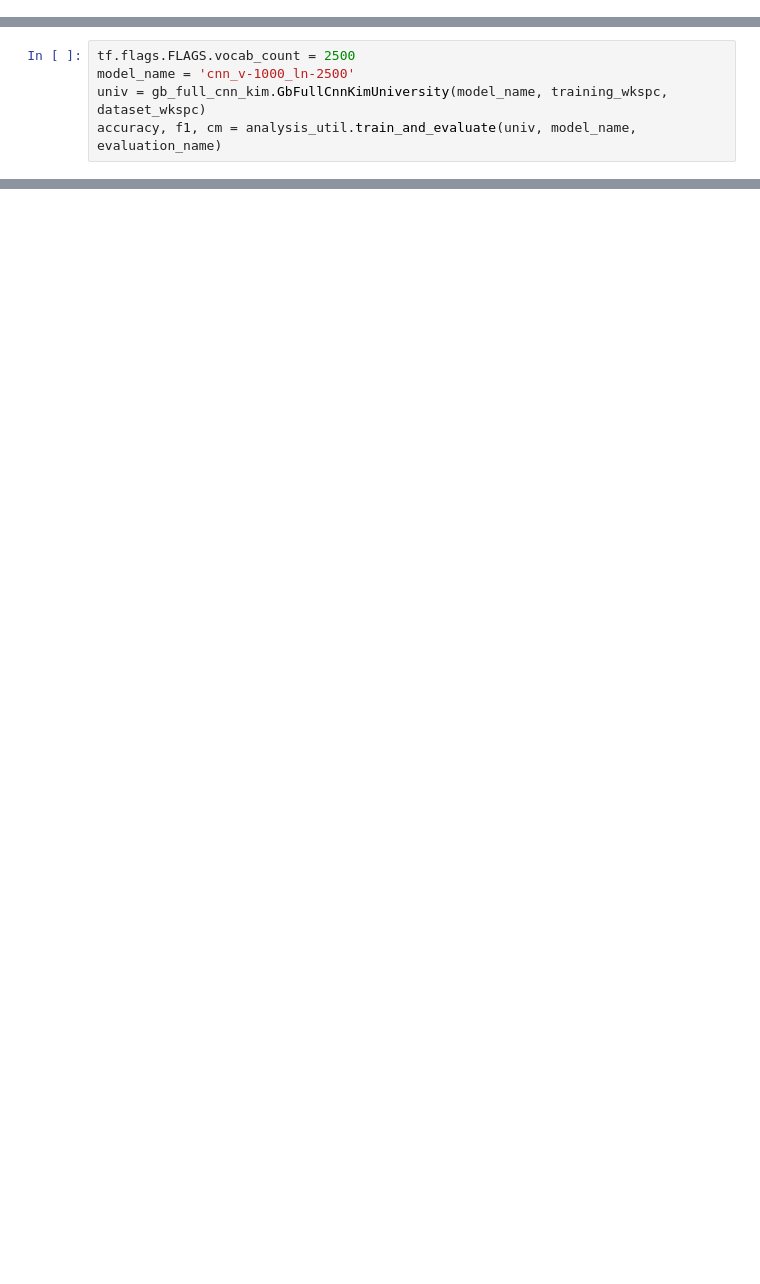
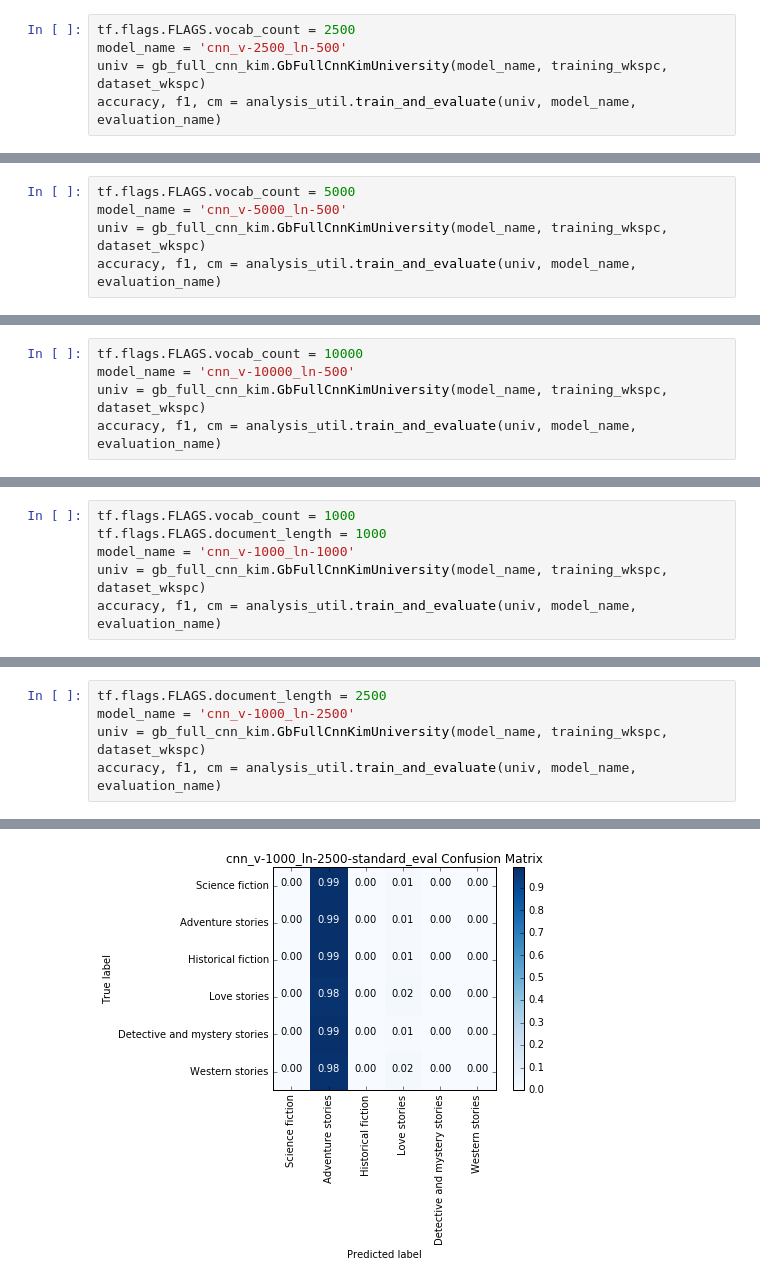
Before and after one commit to joeworsh/ai-lit, a Jupyter notebook: ai_lit/analysis/gutenberg/gb_cnn_vocab_window_search.ipynb, the cells around one changed output, grey strips where cells are left out. Drawn from its saved outputs; the diff is of its cells as text; blank space fills up the shorter version.

```diff
--- a/ai_lit/analysis/gutenberg/gb_cnn_vocab_window_search.ipynb
+++ b/ai_lit/analysis/gutenberg/gb_cnn_vocab_window_search.ipynb
@@ -31,0 +60,5 @@ accuracy, f1, cm = analysis_util.train_and_evaluate(univ, model_name, evaluation
+# %%
+tf.flags.FLAGS.vocab_count = 2500
+model_name = 'cnn_v-2500_ln-500'
+univ = gb_full_cnn_kim.GbFullCnnKimUniversity(model_name, training_wkspc, dataset_wkspc)
+accuracy, f1, cm = analysis_util.train_and_evaluate(univ, model_name, evaluation_name)
@@ -31,0 +78,5 @@ accuracy, f1, cm = analysis_util.train_and_evaluate(univ, model_name, evaluation
+# %%
+tf.flags.FLAGS.vocab_count = 5000
+model_name = 'cnn_v-5000_ln-500'
+univ = gb_full_cnn_kim.GbFullCnnKimUniversity(model_name, training_wkspc, dataset_wkspc)
+accuracy, f1, cm = analysis_util.train_and_evaluate(univ, model_name, evaluation_name)
@@ -31,0 +96,5 @@ accuracy, f1, cm = analysis_util.train_and_evaluate(univ, model_name, evaluation
+# %%
+tf.flags.FLAGS.vocab_count = 10000
+model_name = 'cnn_v-10000_ln-500'
+univ = gb_full_cnn_kim.GbFullCnnKimUniversity(model_name, training_wkspc, dataset_wkspc)
+accuracy, f1, cm = analysis_util.train_and_evaluate(univ, model_name, evaluation_name)
@@ -31,0 +114,6 @@ accuracy, f1, cm = analysis_util.train_and_evaluate(univ, model_name, evaluation
+# %%
+tf.flags.FLAGS.vocab_count = 1000
+tf.flags.FLAGS.document_length = 1000
+model_name = 'cnn_v-1000_ln-1000'
+univ = gb_full_cnn_kim.GbFullCnnKimUniversity(model_name, training_wkspc, dataset_wkspc)
+accuracy, f1, cm = analysis_util.train_and_evaluate(univ, model_name, evaluation_name)
@@ -32,5 +133,6 @@ accuracy, f1, cm = analysis_util.train_and_evaluate(univ, model_name, evaluation
 # %%
-tf.flags.FLAGS.vocab_count = 2500
+tf.flags.FLAGS.document_length = 2500
 model_name = 'cnn_v-1000_ln-2500'
 univ = gb_full_cnn_kim.GbFullCnnKimUniversity(model_name, training_wkspc, dataset_wkspc)
 accuracy, f1, cm = analysis_util.train_and_evaluate(univ, model_name, evaluation_name)
+# %% [output]
@@ -37 +150,2 @@ accuracy, f1, cm = analysis_util.train_and_evaluate(univ, model_name, evaluation
+[figure, added]
 # %%
```
Also changed, not shown: parts of 14 cells of this notebook, 7 other files.
